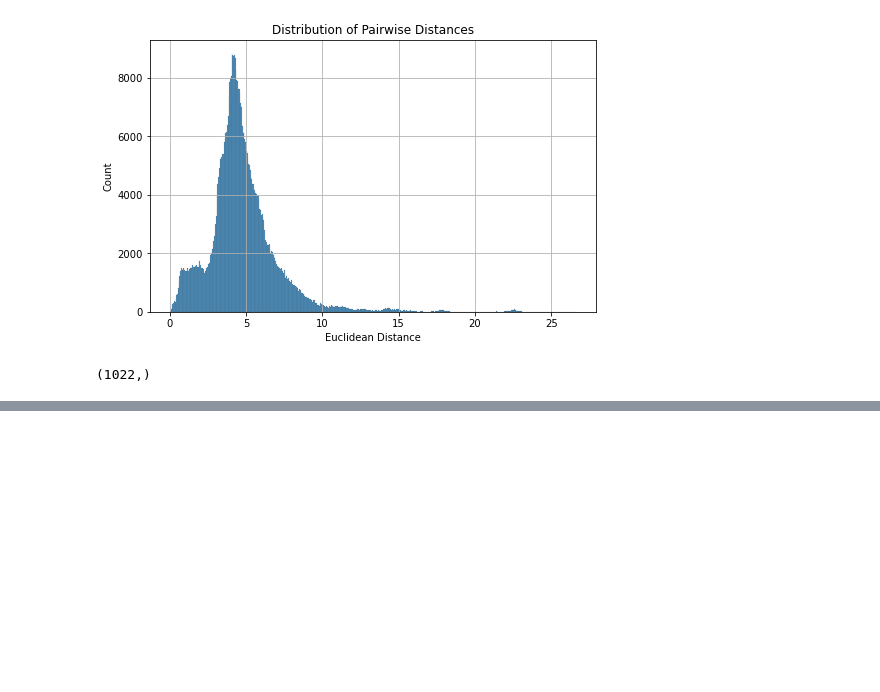
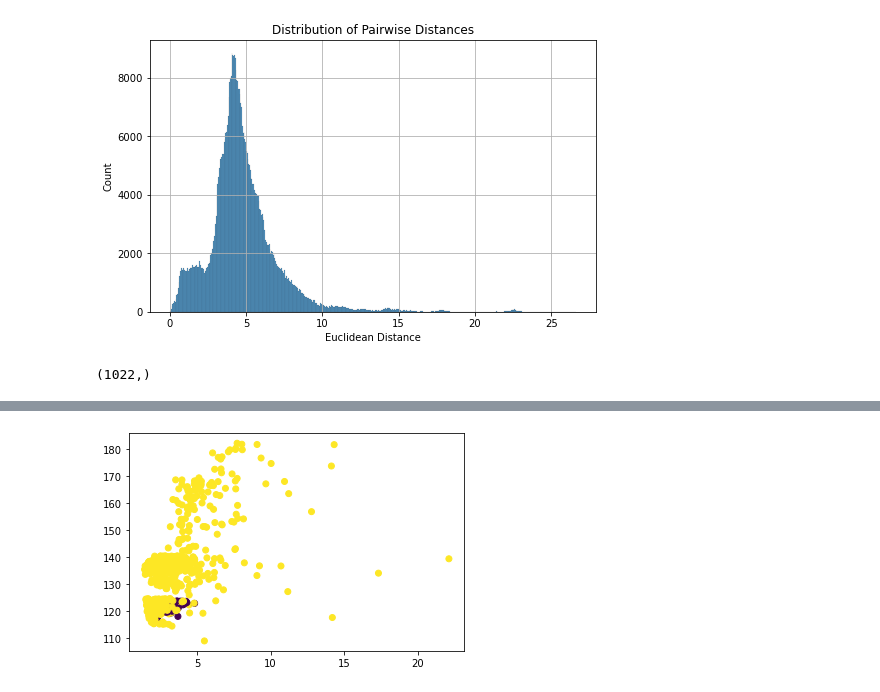
Before and after one commit to dtilley/segmenting_models, a Jupyter notebook: segmenting_models_TUTORIAL.ipynb, the cells around one changed output, grey strips where cells are left out. Cells and saved outputs as stored; diff of their text form; code cells hidden in the pictures; blank space fills up the shorter version.

```diff
--- a/segmenting_models_TUTORIAL.ipynb
+++ b/segmenting_models_TUTORIAL.ipynb
@@ -134,4 +136,6 @@ The maximum distance acceleration occured at the final step, and if we look back
 # %%
 # Using the max distance of 35 as the clustering criteria
 h_clusters = fcluster(Z, 35, criterion='distance')
+# %%
+h_clusters_2 = fcluster(Z, 55, criterion='distance')
 # %% [markdown]
@@ -160,0 +256,5 @@ label, counts = np.unique(db_clusters, return_counts=True)
+# %%
+plt.scatter(dist_origin, fitness, c=h_clusters_2)
+plt.show()
+# %% [output]
+[figure, added]
```
Also changed, not shown: parts of 22 cells of this notebook.
